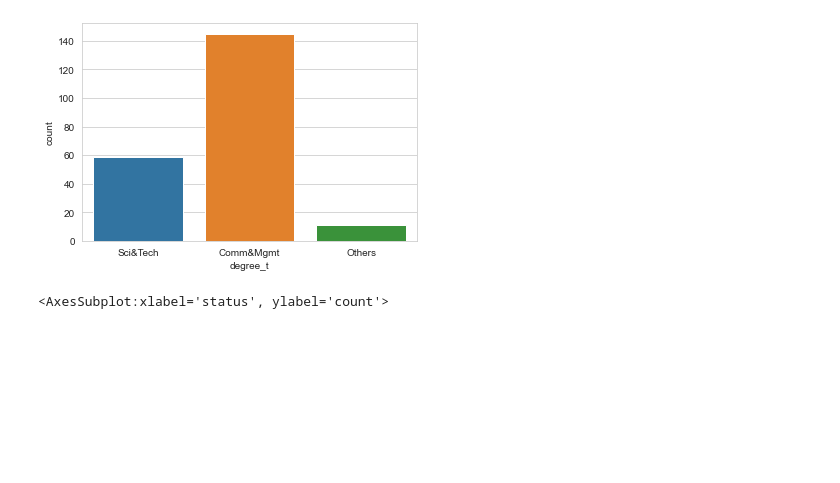
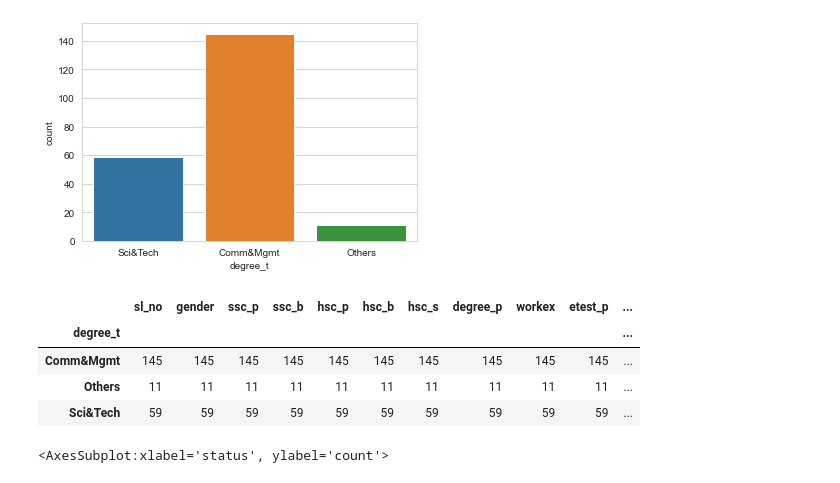
Before and after one commit to SaiSatya16/Hackathon-BrainDead-IIEST, a Jupyter notebook: Problem-1/Satya_notebook.ipynb, the cells around one changed output. Saved outputs shown, nothing was run; the diff lists cells and outputs as text; code cells hidden in the pictures; blank space fills up the shorter version.

```diff
--- a/Problem-1/Satya_notebook.ipynb
+++ b/Problem-1/Satya_notebook.ipynb
@@ -270,6 +316,14 @@ sn.countplot(x='degree_t',data=df)
 # %% [output]
 <AxesSubplot:xlabel='degree_t', ylabel='count'>
 [figure]
+# %%
+df.groupby('degree_t').count()
+# %% [output]
+|  | sl_no | gender | ssc_p | ssc_b | hsc_p | hsc_b | hsc_s | degree_p | workex | etest_p | ... |
+| degree_t |  |  |  |  |  |  |  |  |  |  | ... |
+| Comm&Mgmt | 145 | 145 | 145 | 145 | 145 | 145 | 145 | 145 | 145 | 145 | ... |
+| Others | 11 | 11 | 11 | 11 | 11 | 11 | 11 | 11 | 11 | 11 | ... |
+| Sci&Tech | 59 | 59 | 59 | 59 | 59 | 59 | 59 | 59 | 59 | 59 | ... |
 # %%
 sn.set_style('whitegrid')
 sn.countplot(x='status',hue='degree_t',data=df)
```
Also changed, not shown: parts of 29 cells of this notebook.
